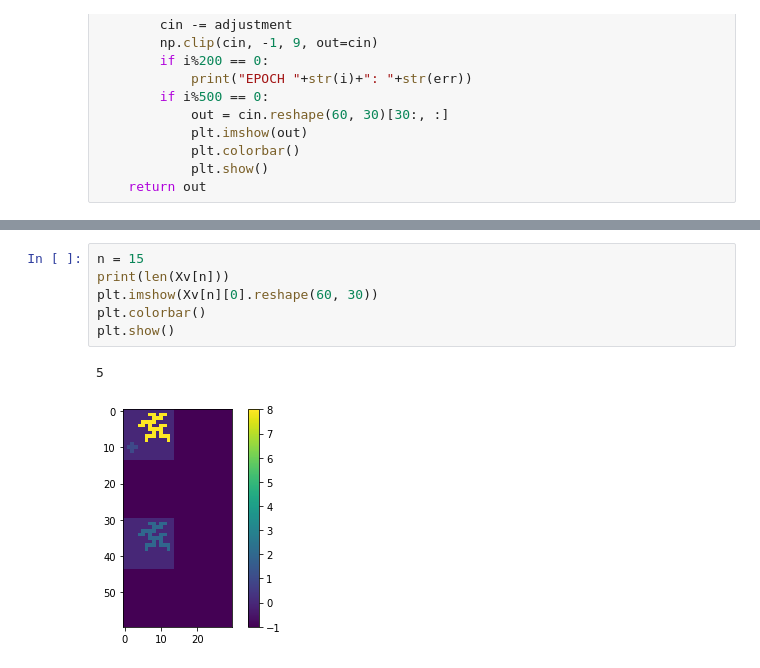
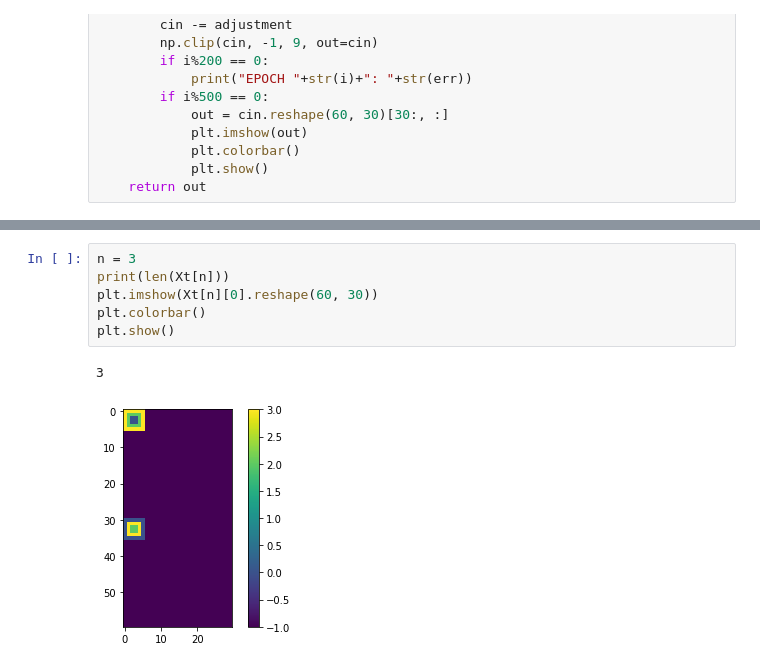
Before and after one commit to HarveyBrezinaConniffe/ARC, a Jupyter notebook: AI.ipynb, the cells around one changed output, grey strips where cells are left out. Cells and saved outputs as stored; diff of their text form.

```diff
--- a/AI.ipynb
+++ b/AI.ipynb
@@ -230,10 +238,10 @@ model.load_weights("bestCheckpoint/best")
 # %%
-n = 15
-print(len(Xv[n]))
-plt.imshow(Xv[n][0].reshape(60, 30))
+n = 3
+print(len(Xt[n]))
+plt.imshow(Xt[n][0].reshape(60, 30))
 plt.colorbar()
 plt.show()
 # %% [output]
-5
+3
-[figure, old version]
+[figure, new version]
 # %%
```
Also changed, not shown: parts of 5 cells of this notebook.
